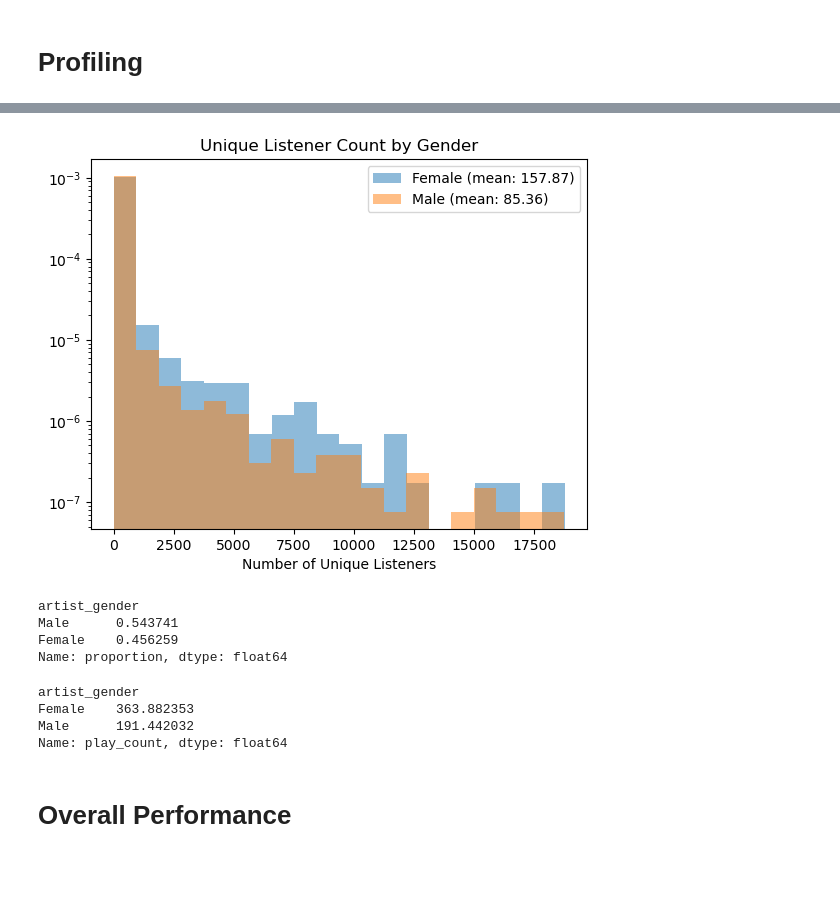
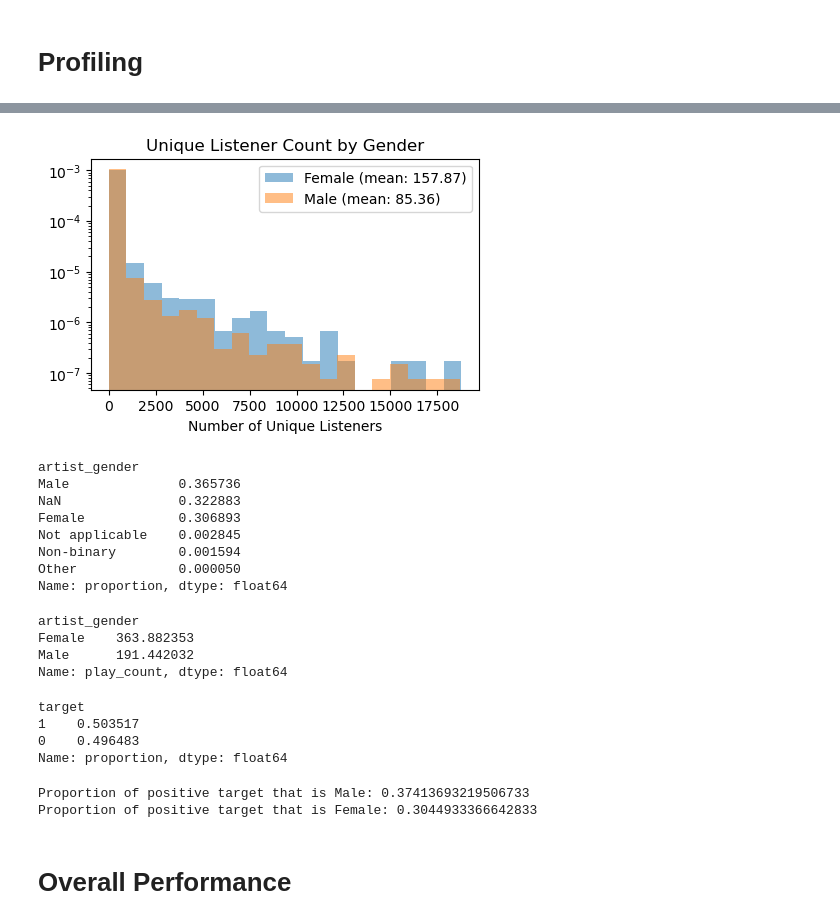
Before and after one commit to jeffgord/RAI-final, a Jupyter notebook: analysis-final.ipynb, the cells around one changed output, grey strips where cells are left out. Drawn from its saved outputs; the diff is of its cells as text; code cells hidden in the pictures; blank space fills up the shorter version.

```diff
--- a/analysis-final.ipynb
+++ b/analysis-final.ipynb
@@ -52,30 +53,35 @@ plt.bar(gender_counts.index, gender_counts.values, color=colors)
 # %%
 # Number of unique listeners by gender
 male_listeners = df_artists[df_artists['artist_gender'] == 'Male']['artist_name'].map(artist_listeners)
 female_listeners = df_artists[df_artists['artist_gender'] == 'Female']['artist_name'].map(artist_listeners)
 
 # get means
 male_listeners_mean = male_listeners.mean()
 female_listeners_mean = female_listeners.mean()
 
+plt.figure(figsize=(5, 3))
 plt.hist(female_listeners, bins=20, density=True, alpha=0.5, label=f'Female (mean: {female_listeners_mean:.2f})')
 plt.hist(male_listeners, bins=20, density=True, alpha=0.5, label=f'Male (mean: {male_listeners_mean:.2f})')
 
 plt.title('Unique Listener Count by Gender')
 plt.xlabel('Number of Unique Listeners')
 plt.yscale('log')
 plt.legend()
 plt.show()
 # %% [output]
-[figure, old version]
+[figure, new version]
 # %%
 # Proportion of plays by gender
 analysis_genders = ['Male', 'Female']
-df_info[df_info['artist_gender'].isin(analysis_genders)]['artist_gender'].value_counts(normalize=True)
+df_info['artist_gender'].value_counts(normalize=True, dropna=False)
 # %% [output]
 artist_gender
-Male      0.543741
-Female    0.456259
+Male              0.365736
+NaN               0.322883
+Female            0.306893
+Not applicable    0.002845
+Non-binary        0.001594
+Other             0.000050
 Name: proportion, dtype: float64
 # %%
 # Average plays by gender
@@ -91,6 +97,25 @@ artist_gender
 Female    363.882353
 Male      191.442032
 Name: play_count, dtype: float64
+# %%
+df_info['target'].value_counts(normalize=True)
+# %% [output]
+target
+1    0.503517
+0    0.496483
+Name: proportion, dtype: float64
+# %%
+# Get proportion of positive targets (target==1) that are Male and Female
+
+positive_targets = df_info[df_info['target'] == 1]
+male_positive_proportion = (positive_targets['artist_gender'] == 'Male').mean()
+female_positive_proportion = (positive_targets['artist_gender'] == 'Female').mean()
+
+print("Proportion of positive target that is Male:", male_positive_proportion)
+print("Proportion of positive target that is Female:", female_positive_proportion)
+# %% [output]
+Proportion of positive target that is Male: 0.37413693219506733
+Proportion of positive target that is Female: 0.3044933366642833
 # %% [markdown]
 # Overall Performance
 # %%
```
Also changed, not shown: parts of 1 cell of this notebook.
